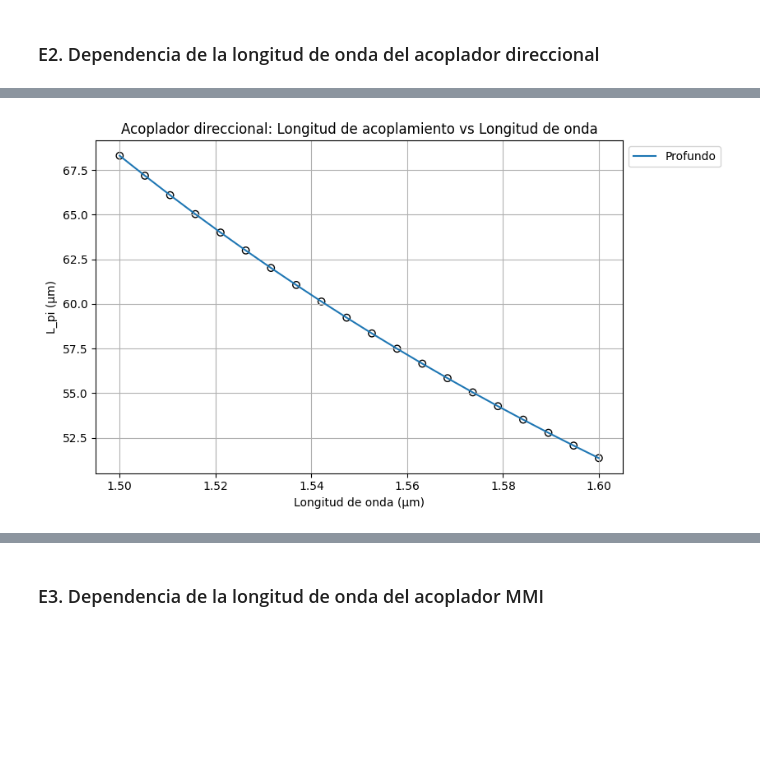
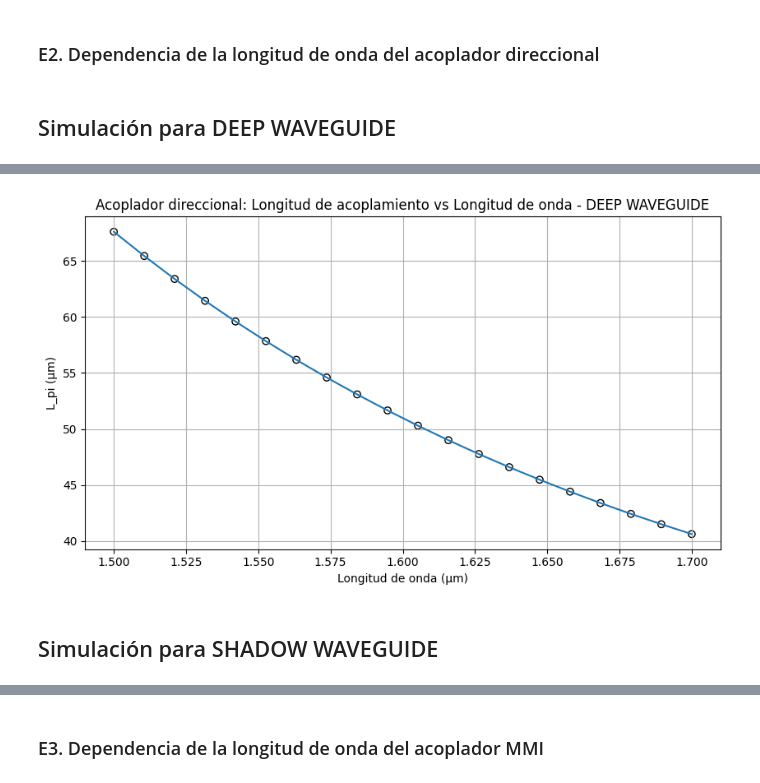
Before and after one commit to jfgimloz/cifoin-lab2, a Jupyter notebook: COUPLERS_Student.ipynb, the cells around one changed output, grey strips where cells are left out. Cells and saved outputs as stored; diff of their text form; code cells hidden in the pictures; blank space fills up the shorter version.

```diff
--- a/COUPLERS_Student.ipynb
+++ b/COUPLERS_Student.ipynb
@@ -772,9 +959,11 @@ deep_dcoupler_cs.plot_index()
 # %% [markdown]
 ### E2. Dependencia de la longitud de onda del acoplador direccional
+# %% [markdown]
+## Simulación para DEEP WAVEGUIDE
 # %%
 # E2: Dependencia de la longitud de onda del acoplador direccional
 
-wavelength = np.linspace(1.5, 1.6, 20)  # 1.5 a 1.6 µm
+wavelength = np.linspace(1.5, 1.7, 20)  # 1.5 a 1.7 µm
 
 deep_dcoupler_cs = gt.modes.WaveguideCoupler(
     wavelength=wavelength, # Longitud de onda a simular - Debe ser un vector
@@ -797,12 +986,11 @@ L_pi_TE = 0.5 * wavelength / (deep_neff[:, 0].real - deep_neff[:, 1].real)
 
 plt.figure(figsize=(10, 5))
 plt.scatter(wavelength, L_pi_TE,edgecolors='k',facecolors='none',label = '__nolegend__')
-plt.plot(wavelength, L_pi_TE,label='Profundo')
+plt.plot(wavelength, L_pi_TE)
 plt.xlabel("Longitud de onda (µm)")
 plt.ylabel("L_pi (µm)")
-plt.title("Acoplador direccional: Longitud de acoplamiento vs Longitud de onda")
+plt.title("Acoplador direccional: Longitud de acoplamiento vs Longitud de onda - DEEP WAVEGUIDE")
 plt.grid()
-plt.legend(loc='upper left', bbox_to_anchor=(1, 1))
 plt.tight_layout(rect=[0, 0, 0.85, 1])
 plt.show()
 # %% [output]
@@ -810 +998,3 @@ plt.show()
-[figure, old version]
+[figure, new version]
+# %% [markdown]
+## Simulación para SHADOW WAVEGUIDE
```
Also changed, not shown: parts of 27 cells of this notebook.
